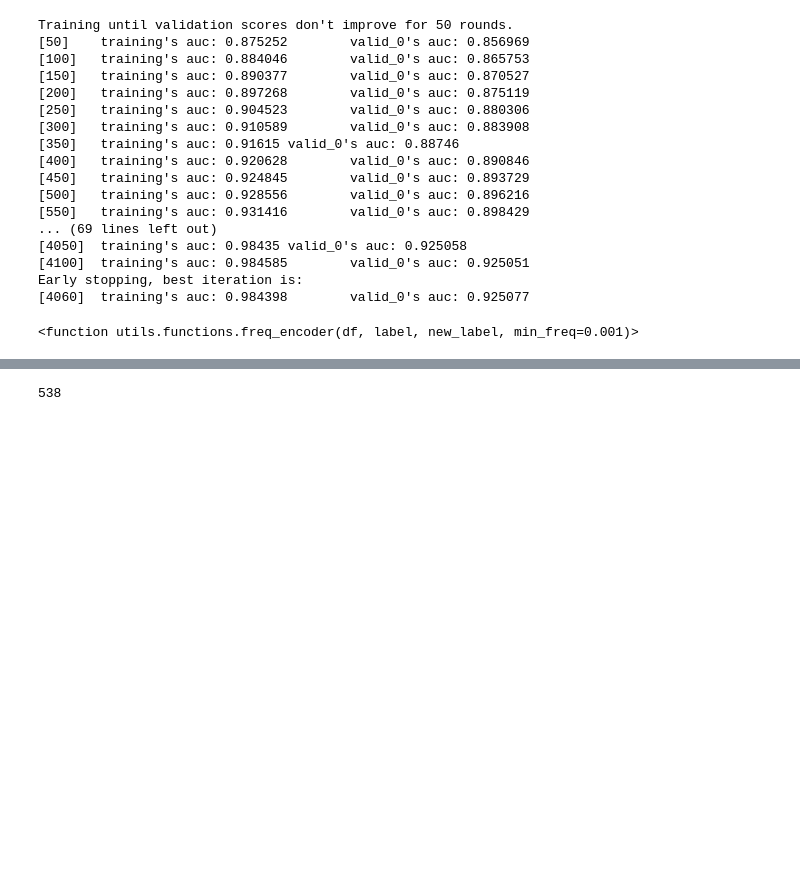
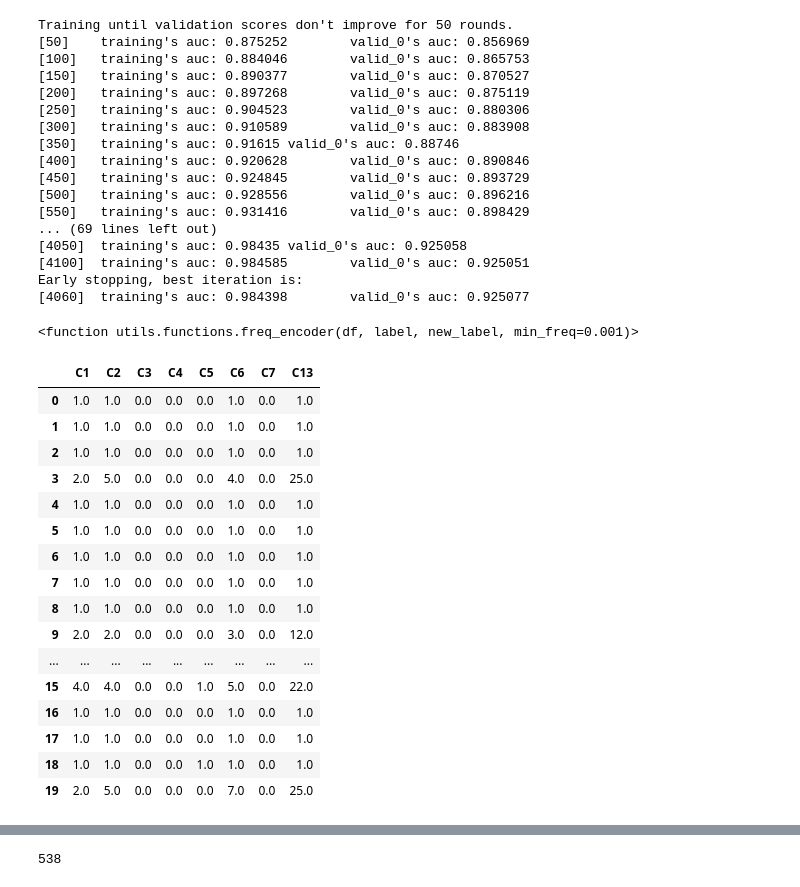
Before and after one commit to rodgomrod/kaggle_ieee_fraud, a Jupyter notebook: feature_engineering.ipynb, the cells around one changed output, grey strips where cells are left out. Cells and saved outputs as stored; diff of their text form; code cells hidden in the pictures; blank space fills up the shorter version.

```diff
--- a/feature_engineering.ipynb
+++ b/feature_engineering.ipynb
@@ -232,3 +245,23 @@ new_cat_features = [x for x in new_cat_features if x not in exclude_list]
 freq_encoder
 # %% [output]
 <function utils.functions.freq_encoder(df, label, new_label, min_freq=0.001)>
+# %%
+df[['C1','C2','C3','C4','C5','C6','C7','C13']].head(20)
+# %% [output]
+|  | C1 | C2 | C3 | C4 | C5 | C6 | C7 | C13 |
+| 0 | 1.0 | 1.0 | 0.0 | 0.0 | 0.0 | 1.0 | 0.0 | 1.0 |
+| 1 | 1.0 | 1.0 | 0.0 | 0.0 | 0.0 | 1.0 | 0.0 | 1.0 |
+| 2 | 1.0 | 1.0 | 0.0 | 0.0 | 0.0 | 1.0 | 0.0 | 1.0 |
+| 3 | 2.0 | 5.0 | 0.0 | 0.0 | 0.0 | 4.0 | 0.0 | 25.0 |
+| 4 | 1.0 | 1.0 | 0.0 | 0.0 | 0.0 | 1.0 | 0.0 | 1.0 |
+| 5 | 1.0 | 1.0 | 0.0 | 0.0 | 0.0 | 1.0 | 0.0 | 1.0 |
+| 6 | 1.0 | 1.0 | 0.0 | 0.0 | 0.0 | 1.0 | 0.0 | 1.0 |
+| 7 | 1.0 | 1.0 | 0.0 | 0.0 | 0.0 | 1.0 | 0.0 | 1.0 |
+| 8 | 1.0 | 1.0 | 0.0 | 0.0 | 0.0 | 1.0 | 0.0 | 1.0 |
+| 9 | 2.0 | 2.0 | 0.0 | 0.0 | 0.0 | 3.0 | 0.0 | 12.0 |
+| ... | ... | ... | ... | ... | ... | ... | ... | ... |
+| 15 | 4.0 | 4.0 | 0.0 | 0.0 | 1.0 | 5.0 | 0.0 | 22.0 |
+| 16 | 1.0 | 1.0 | 0.0 | 0.0 | 0.0 | 1.0 | 0.0 | 1.0 |
+| 17 | 1.0 | 1.0 | 0.0 | 0.0 | 0.0 | 1.0 | 0.0 | 1.0 |
+| 18 | 1.0 | 1.0 | 0.0 | 0.0 | 1.0 | 1.0 | 0.0 | 1.0 |
+| 19 | 2.0 | 5.0 | 0.0 | 0.0 | 0.0 | 7.0 | 0.0 | 25.0 |
```
Also changed, not shown: parts of 33 cells of this notebook, 1 other file.
